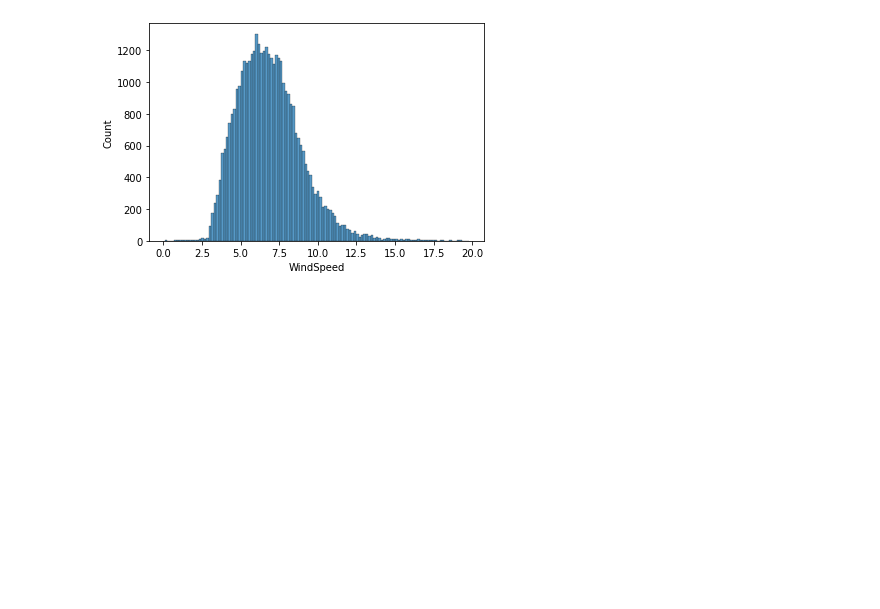
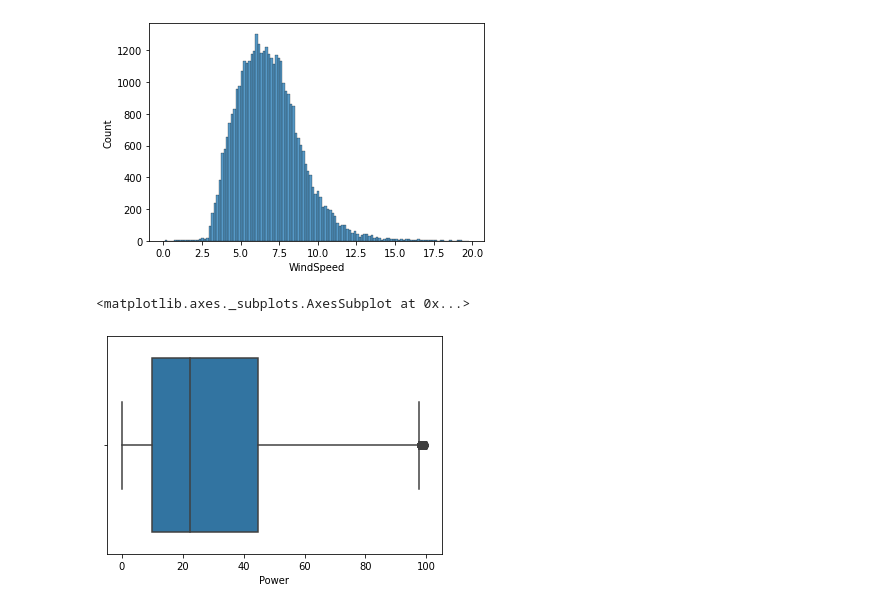
Before and after one commit to mteoraso/ML_Practice, a Jupyter notebook: Untitled50.ipynb, the cells around one changed output. Drawn from its saved outputs; the diff is of its cells as text; code cells hidden in the pictures; blank space fills up the shorter version.

```diff
--- a/Untitled50.ipynb
+++ b/Untitled50.ipynb
@@ -345,3 +348,8 @@ sns.histplot(df2['WindSpeed'])
 # %% [output]
 <matplotlib.axes._subplots.AxesSubplot at 0x...>
 [figure]
+# %%
+sns.boxplot(df2['Power'])
+# %% [output]
+<matplotlib.axes._subplots.AxesSubplot at 0x...>
+[figure, added]
```
Also changed, not shown: parts of 8 cells of this notebook.
